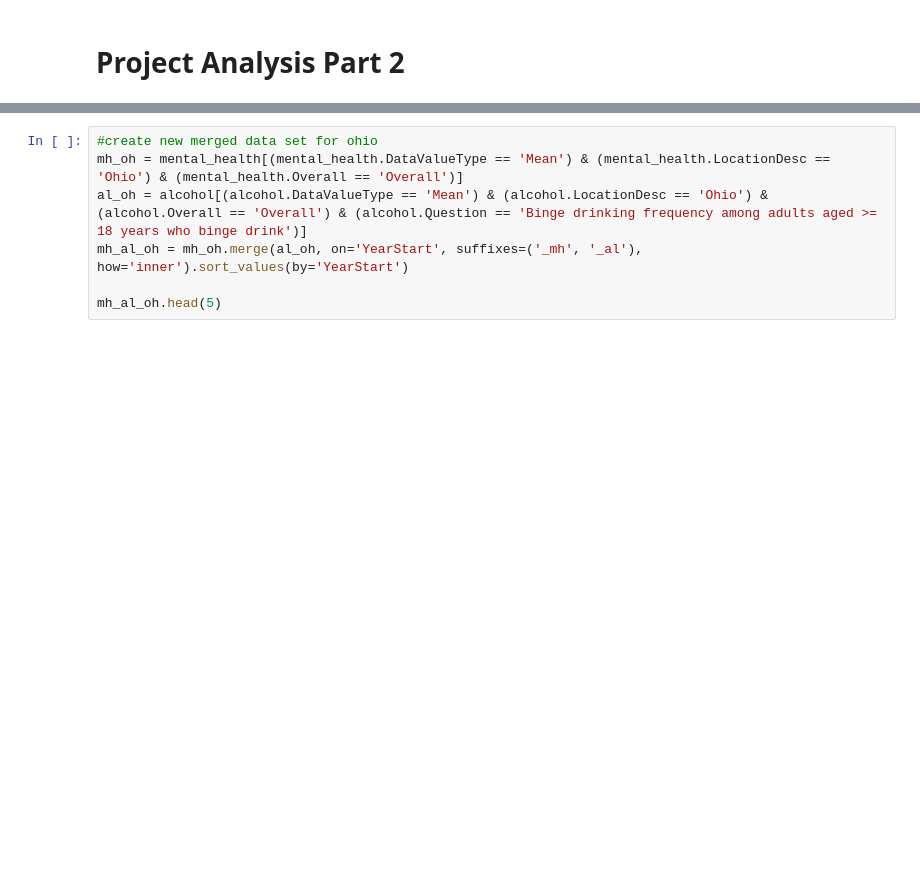
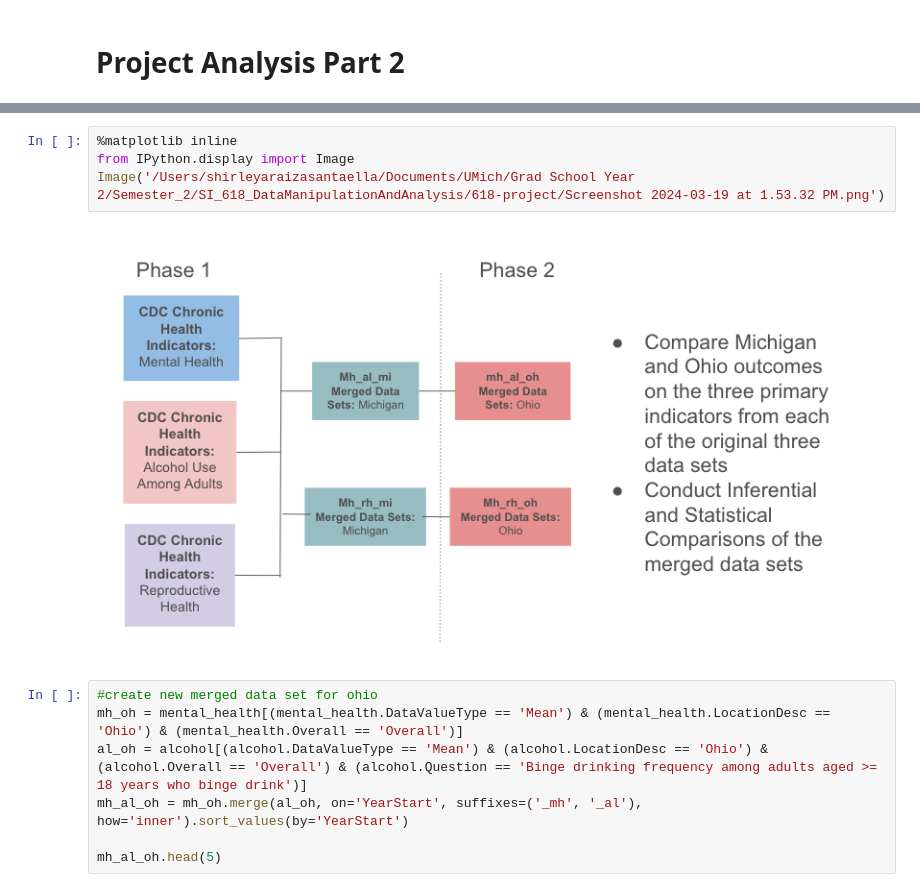
Before and after one commit to jrmcmill/618-project, a Jupyter notebook: JMproject-description.ipynb, the cells around one changed output, grey strips where cells are left out. Saved outputs shown, nothing was run; the diff lists cells and outputs as text; blank space fills up the shorter version.

```diff
--- a/JMproject-description.ipynb
+++ b/JMproject-description.ipynb
@@ -475,3 +479,9 @@ Provide a comprehensive summary of your combined dataset using descriptive stati
+# %%
+%matplotlib inline
+from IPython.display import Image
+Image('/Users/shirleyaraizasantaella/Documents/UMich/Grad School Year 2/Semester_2/SI_618_DataManipulationAndAnalysis/618-project/Screenshot 2024-03-19 at 1.53.32 PM.png')
+# %% [output]
+[figure, added]
 # %%
 #create new merged data set for ohio
 mh_oh = mental_health[(mental_health.DataValueType == 'Mean') & (mental_health.LocationDesc == 'Ohio') & (mental_health.Overall == 'Overall')]
```
Also changed, not shown: parts of 10 cells of this notebook.
